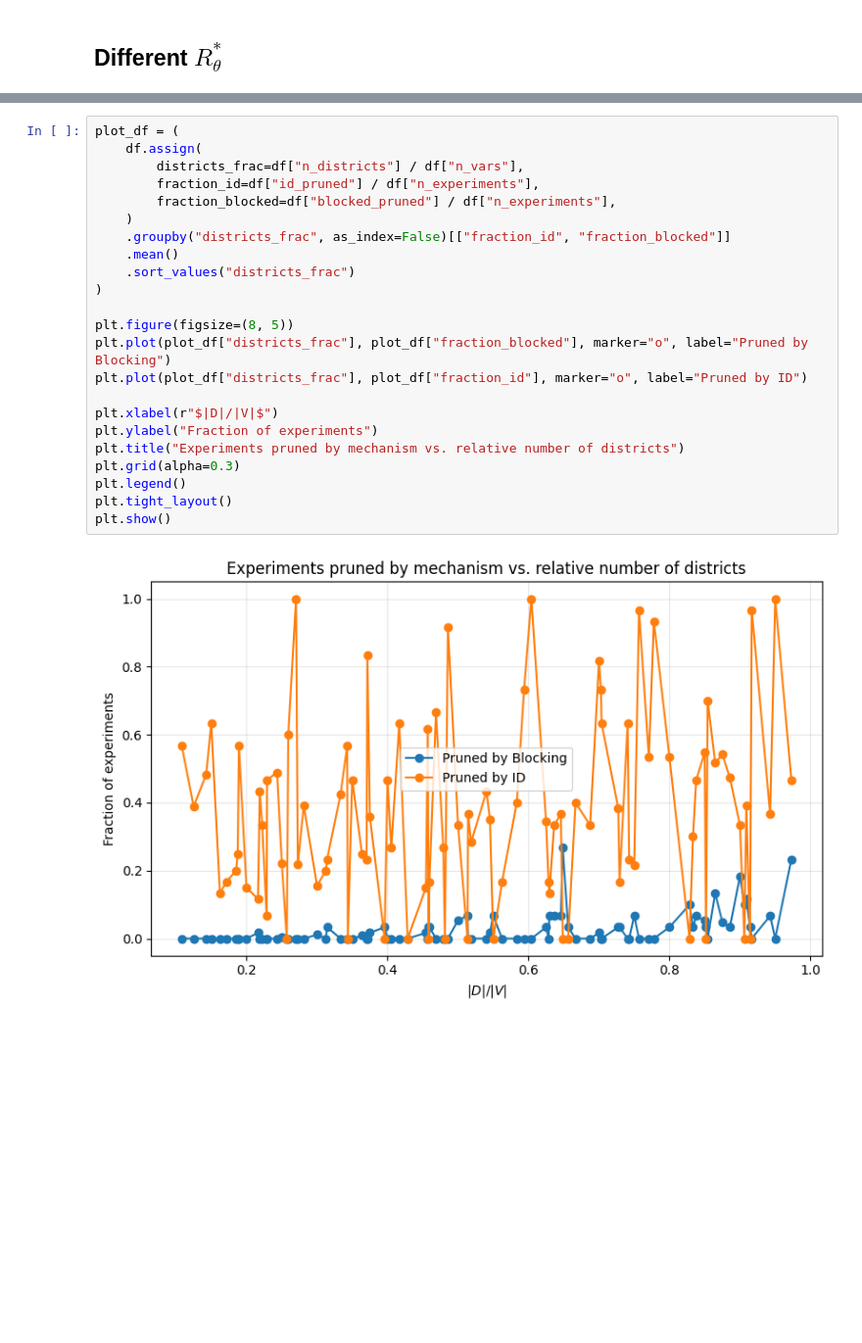
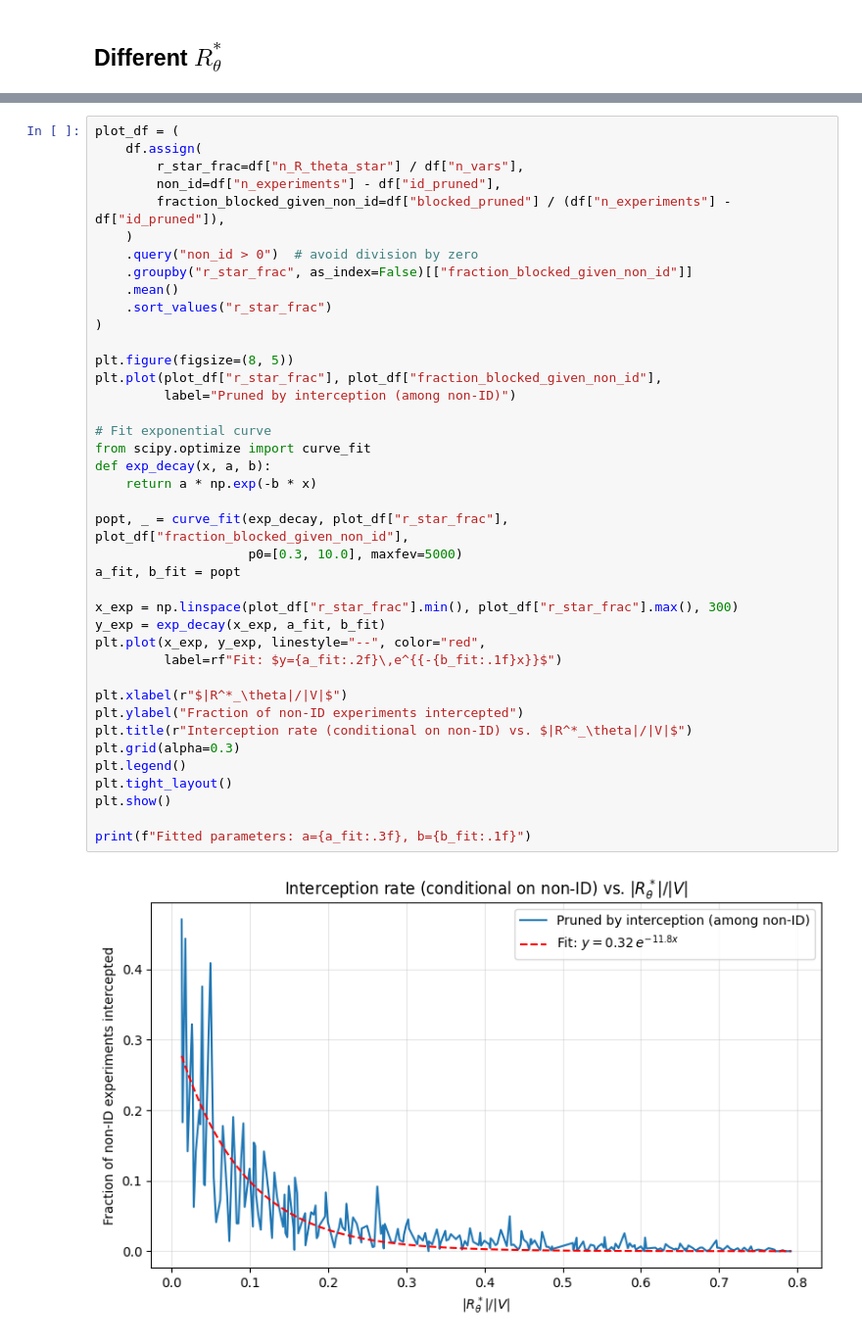
Before and after one commit to tmaringgele/optimal-experiments-for-partial-ID, a Jupyter notebook: evaluation.ipynb, the cells around one changed output, grey strips where cells are left out. Shown at 98% size. Drawn from its saved outputs; the diff is of its cells as text; blank space fills up the shorter version.

```diff
--- a/evaluation.ipynb
+++ b/evaluation.ipynb
@@ -302,25 +331,42 @@ plt.show()
 # %%
 plot_df = (
     df.assign(
-        districts_frac=df["n_districts"] / df["n_vars"],
-        fraction_id=df["id_pruned"] / df["n_experiments"],
-        fraction_blocked=df["blocked_pruned"] / df["n_experiments"],
+        r_star_frac=df["n_R_theta_star"] / df["n_vars"],
+        non_id=df["n_experiments"] - df["id_pruned"],
+        fraction_blocked_given_non_id=df["blocked_pruned"] / (df["n_experiments"] - df["id_pruned"]),
     )
-    .groupby("districts_frac", as_index=False)[["fraction_id", "fraction_blocked"]]
+    .query("non_id > 0")  # avoid division by zero
+    .groupby("r_star_frac", as_index=False)[["fraction_blocked_given_non_id"]]
     .mean()
-    .sort_values("districts_frac")
+    .sort_values("r_star_frac")
 )
 
 plt.figure(figsize=(8, 5))
-plt.plot(plot_df["districts_frac"], plot_df["fraction_blocked"], marker="o", label="Pruned by Blocking")
-plt.plot(plot_df["districts_frac"], plot_df["fraction_id"], marker="o", label="Pruned by ID")
+plt.plot(plot_df["r_star_frac"], plot_df["fraction_blocked_given_non_id"],
+         label="Pruned by interception (among non-ID)")
 
-plt.xlabel(r"$|D|/|V|$")
-plt.ylabel("Fraction of experiments")
-plt.title("Experiments pruned by mechanism vs. relative number of districts")
+# Fit exponential curve
+from scipy.optimize import curve_fit
+def exp_decay(x, a, b):
+    return a * np.exp(-b * x)
+
+popt, _ = curve_fit(exp_decay, plot_df["r_star_frac"], plot_df["fraction_blocked_given_non_id"],
+                    p0=[0.3, 10.0], maxfev=5000)
+a_fit, b_fit = popt
+
+x_exp = np.linspace(plot_df["r_star_frac"].min(), plot_df["r_star_frac"].max(), 300)
+y_exp = exp_decay(x_exp, a_fit, b_fit)
+plt.plot(x_exp, y_exp, linestyle="--", color="red",
+         label=rf"Fit: $y={a_fit:.2f}\,e^{{-{b_fit:.1f}x}}$")
+
+plt.xlabel(r"$|R^*_\theta|/|V|$")
+plt.ylabel("Fraction of non-ID experiments intercepted")
+plt.title(r"Interception rate (conditional on non-ID) vs. $|R^*_\theta|/|V|$")
 plt.grid(alpha=0.3)
 plt.legend()
 plt.tight_layout()
 plt.show()
+
+print(f"Fitted parameters: a={a_fit:.3f}, b={b_fit:.1f}")
 # %% [output]
-[figure, old version]
+[figure, new version]
```
Also changed, not shown: parts of 17 cells of this notebook, 4 other files.
